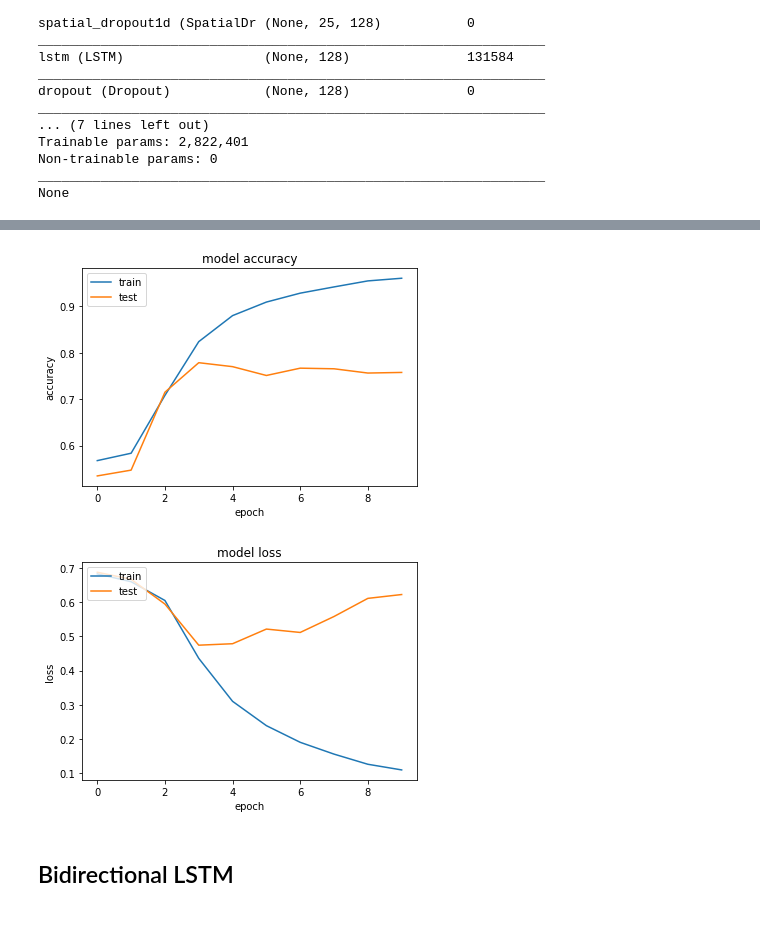
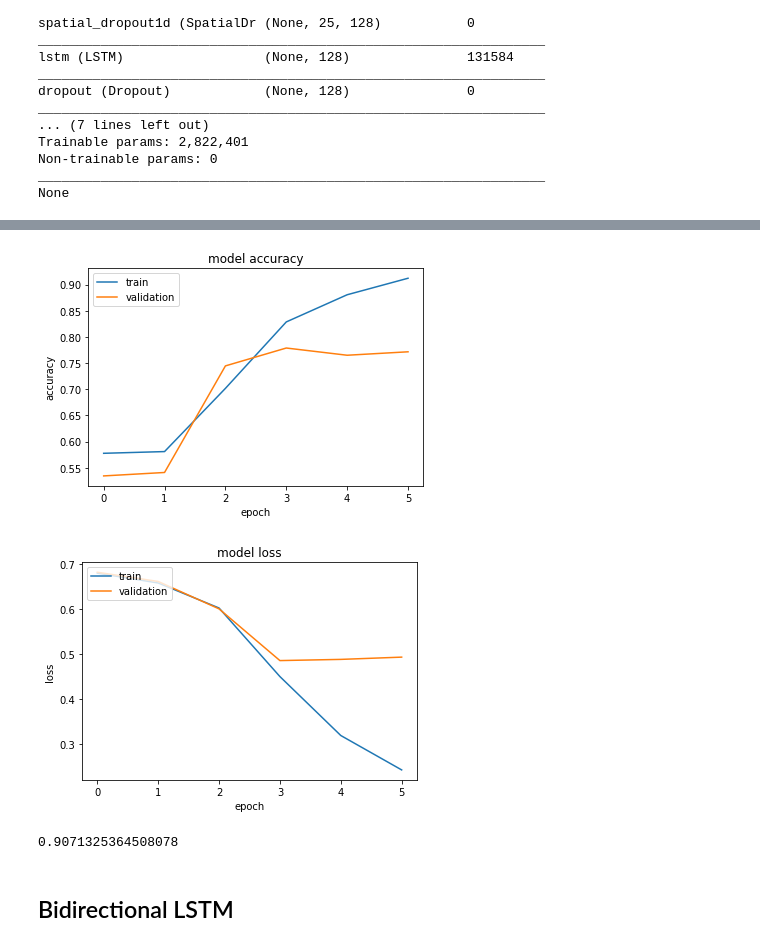
Before and after one commit to carsonsorenson/Data-Mining-Final-Project, a Jupyter notebook: svm_model.ipynb, the cells around one changed output, grey strips where cells are left out. Drawn from its saved outputs; the diff is of its cells as text; code cells hidden in the pictures.

Commit message:
added more graphs and got accuracies

```diff
--- a/svm_model.ipynb
+++ b/svm_model.ipynb
@@ -308,7 +318,7 @@ Non-trainable params: 0
 _________________________________________________________________
 None
 # %%
-epochs = 10
+epochs = 6
 batch_size = 64
 
 history = model.fit(X_train, Y_train, epochs=epochs, batch_size=batch_size,validation_split=0.2)
@@ -336,14 +338,15 @@ Epoch 10/10
 # %%
 # plot accuracy
 plt.plot(history.history['accuracy'])
 plt.plot(history.history['val_accuracy'])
 plt.title('model accuracy')
 plt.ylabel('accuracy')
 plt.xlabel('epoch')
-plt.legend(['train', 'test'], loc='upper left')
+plt.legend(['train', 'validation'], loc='upper left')
+plt.savefig('lstm_acc.png')
 plt.show()
 # %% [output]
-[figure, old version]
+[figure, new version]
 # %%
 # plot loss
 plt.plot(history.history['loss'])
@@ -351,10 +354,17 @@ plt.plot(history.history['val_loss'])
 plt.title('model loss')
 plt.ylabel('loss')
 plt.xlabel('epoch')
-plt.legend(['train', 'test'], loc='upper left')
+plt.legend(['train', 'validation'], loc='upper left')
+plt.savefig('lstm_loss.png')
 plt.show()
 # %% [output]
-[figure, old version]
+[figure, new version]
+# %%
+raw_train_preds = model.predict(X_train)
+train_preds = np.where(raw_train_preds > 0.5, 1, 0)
+accuracy_score(Y_train, train_preds)
+# %% [output]
+0.9071325364508078
 # %%
 df = pd.DataFrame()
 raw_preds = model.predict(X_test)
```
Also changed, not shown: parts of 9 cells of this notebook.
